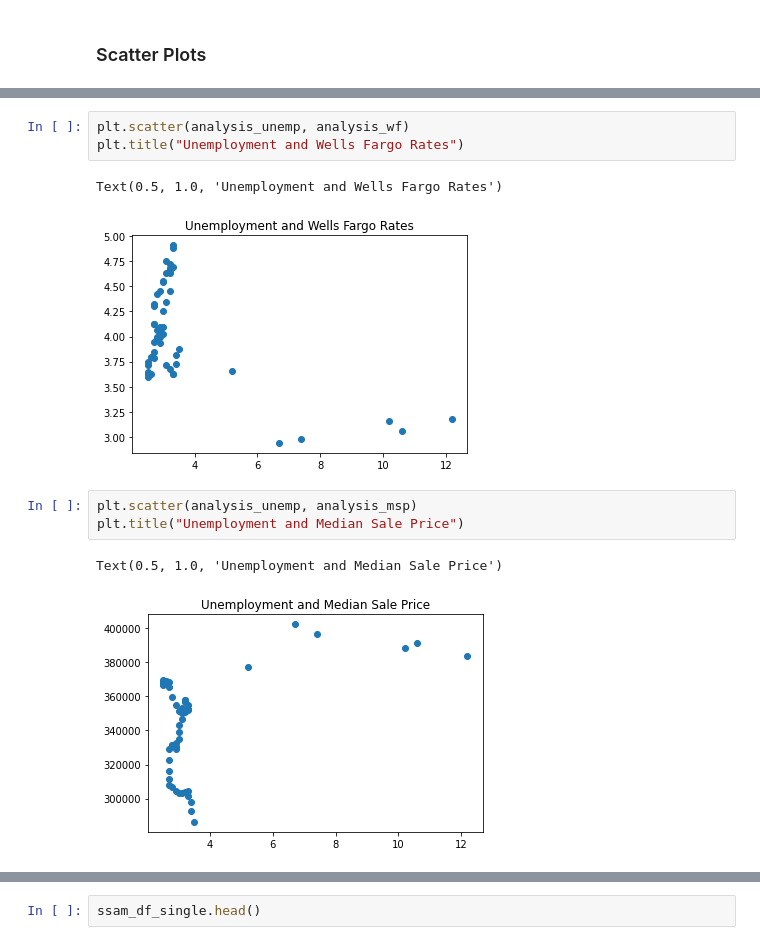
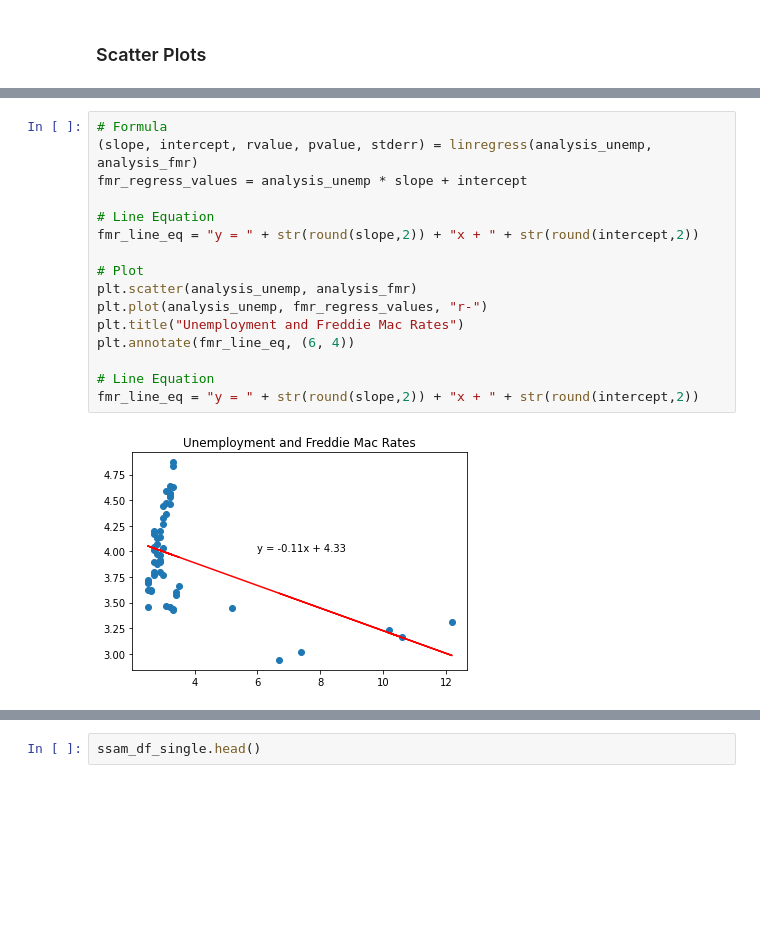
Before and after one commit to binetala/The_Very_Best_Team, a Jupyter notebook: Cole/median_sale_price_analyses.ipynb, the cells around one changed output, grey strips where cells are left out. Drawn from its saved outputs; the diff is of its cells as text; blank space fills up the shorter version.

Commit message:
Finished up graphs, need to make notes.

```diff
--- a/Cole/median_sale_price_analyses.ipynb
+++ b/Cole/median_sale_price_analyses.ipynb
@@ -164,12 +158,18 @@ Text(0.5, 1.0, 'Unemployment and Freddie Mac Rates')
-# %%
-plt.scatter(analysis_unemp, analysis_wf)
-plt.title("Unemployment and Wells Fargo Rates")
-# %% [output]
-Text(0.5, 1.0, 'Unemployment and Wells Fargo Rates')
-[figure, removed]
-# %%
-plt.scatter(analysis_unemp, analysis_msp)
-plt.title("Unemployment and Median Sale Price")
-# %% [output]
-Text(0.5, 1.0, 'Unemployment and Median Sale Price')
-[figure, removed]
+# %%
+# Formula
+(slope, intercept, rvalue, pvalue, stderr) = linregress(analysis_unemp, analysis_fmr)
+fmr_regress_values = analysis_unemp * slope + intercept
+
+# Line Equation
+fmr_line_eq = "y = " + str(round(slope,2)) + "x + " + str(round(intercept,2))
+
+# Plot
+plt.scatter(analysis_unemp, analysis_fmr)
+plt.plot(analysis_unemp, fmr_regress_values, "r-")
+plt.title("Unemployment and Freddie Mac Rates")
+plt.annotate(fmr_line_eq, (6, 4))
+
+# Line Equation
+fmr_line_eq = "y = " + str(round(slope,2)) + "x + " + str(round(intercept,2))
+# %% [output]
+[figure, added]
```
Also changed, not shown: parts of 13 cells of this notebook.
